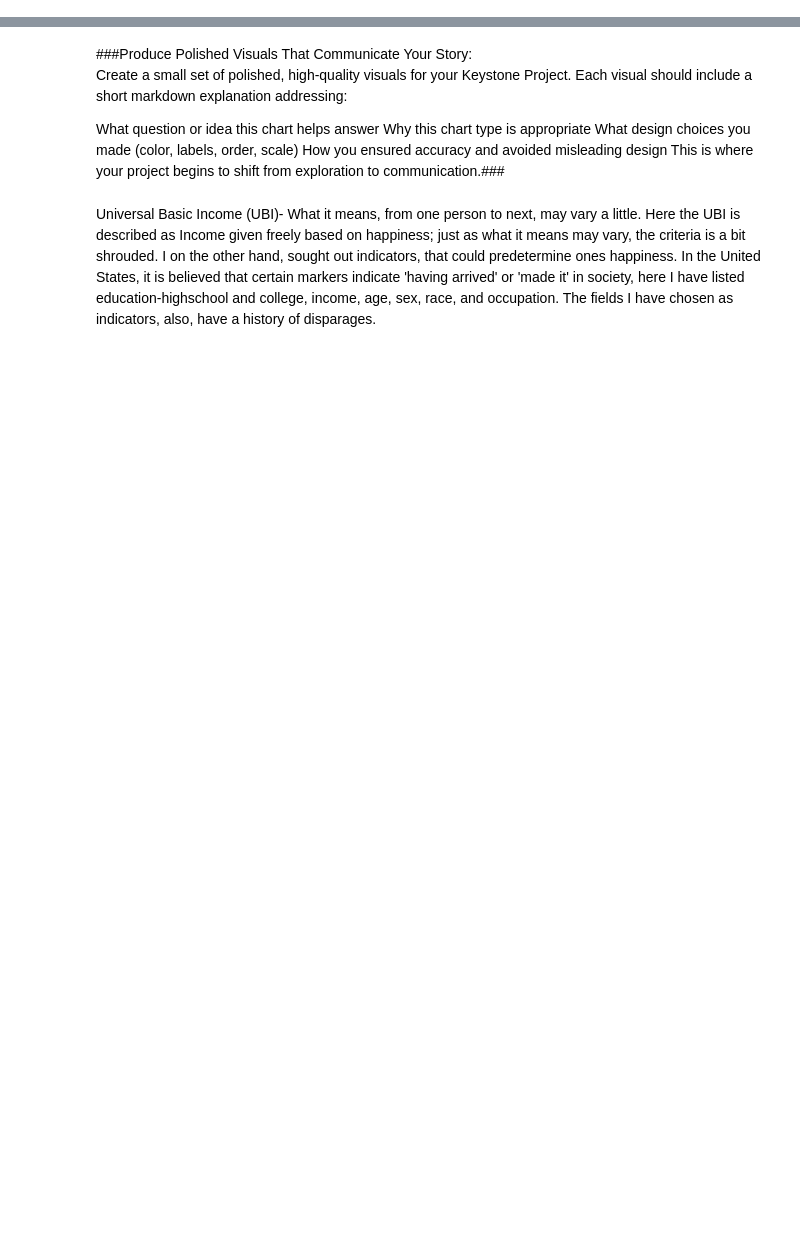
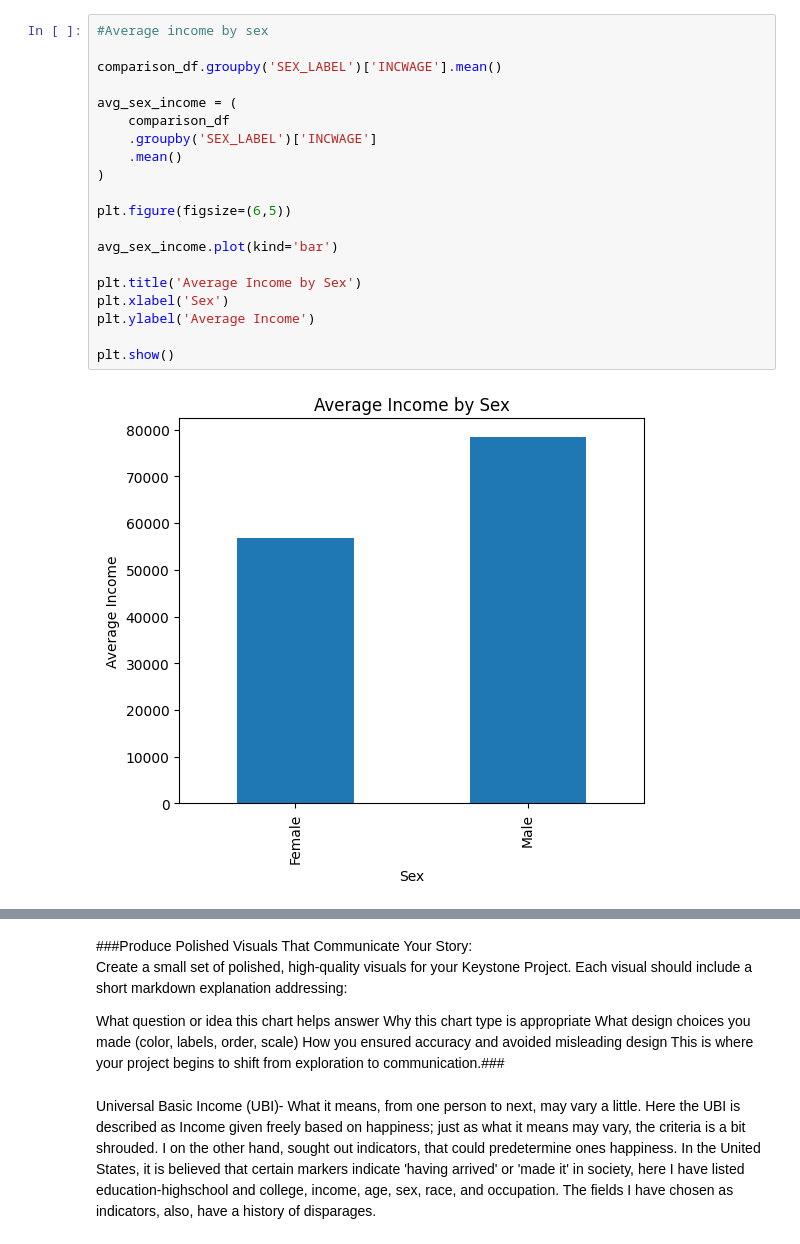
Before and after one commit to 2BLB/UBIAnalysis, a Jupyter notebook: visuals_ubi.ipynb, the cells around one changed output, grey strips where cells are left out. Cells and saved outputs as stored; diff of their text form; blank space fills up the shorter version.

```diff
--- a/visuals_ubi.ipynb
+++ b/visuals_ubi.ipynb
@@ -0,0 +150,22 @@
+# %%
+#Average income by sex
+
+comparison_df.groupby('SEX_LABEL')['INCWAGE'].mean()
+
+avg_sex_income = (
+    comparison_df
+    .groupby('SEX_LABEL')['INCWAGE']
+    .mean()
+)
+
+plt.figure(figsize=(6,5))
+
+avg_sex_income.plot(kind='bar')
+
+plt.title('Average Income by Sex')
+plt.xlabel('Sex')
+plt.ylabel('Average Income')
+
+plt.show()
+# %% [output]
+[figure, added]
```
Also changed, not shown: parts of 16 cells of this notebook.
